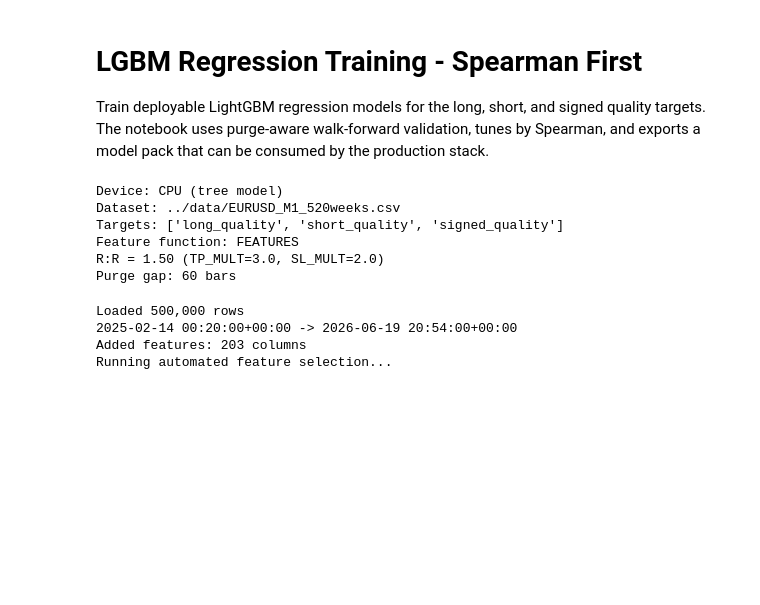
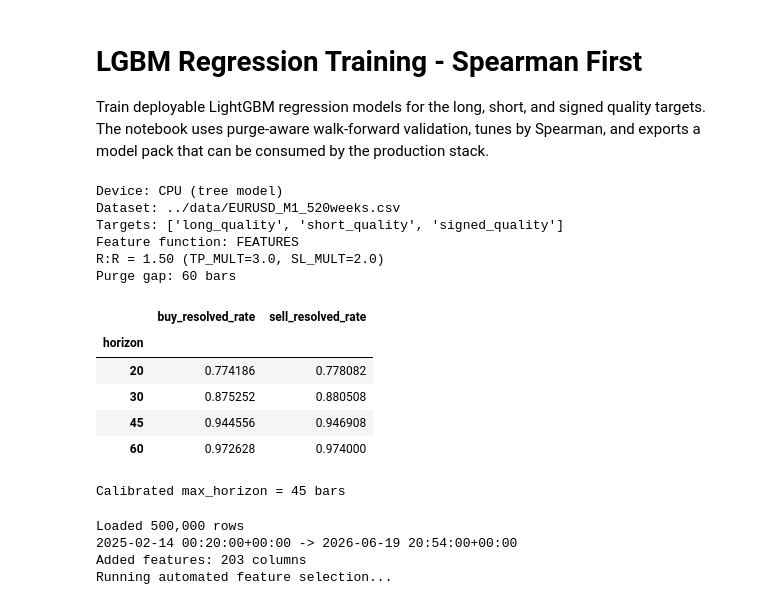
Before and after one commit to StuartJamesH/MQL-RegressionLab, a Jupyter notebook: ModelWorkbench/2.1 Train LGBM Regression Model.ipynb, the cells around one changed output. Drawn from its saved outputs; the diff is of its cells as text; code cells hidden in the pictures; blank space fills up the shorter version.

```diff
--- a/ModelWorkbench/2.1 Train LGBM Regression Model.ipynb
+++ b/ModelWorkbench/2.1 Train LGBM Regression Model.ipynb
@@ -203,7 +60,11 @@ TRADEABILITY_TEST_SIZE = 50_000
 TARGET_COLS = ["long_quality", "short_quality", "signed_quality"]
 CLASSIFICATION_TARGETS = ["buy_win", "sell_win", "signed_win"]
 PRIMARY_TARGET = "signed_quality"
-TIME_PENALTY_LAMBDA = 0.1
+TIME_PENALTY_LAMBDA = 0.1  # NOTE: no longer applied to targets (see two-head label redesign); kept for backward compatibility
+
+# --- Horizon calibration (picks outcome_params['max_horizon']) ---
+MAX_HORIZON_CANDIDATES = [20, 30, 45, 60]
+TARGET_RESOLUTION_RATE = 0.90
 
 # --- Optional model enhancements ---
 TRAIN_CLASSIFIER = True
@@ -272,6 +133,44 @@ Targets: ['long_quality', 'short_quality', 'signed_quality']
 Feature function: FEATURES
 R:R = 1.50 (TP_MULT=3.0, SL_MULT=2.0)
 Purge gap: 60 bars
+# %%
+# Calibrate max_horizon: pick the smallest candidate that reaches TARGET_RESOLUTION_RATE
+# for both buy and sell sides, so the resolved (TP/SL) fraction feeding the magnitude
+# regressor is large and the classifier's "timeout" class doesn't dominate.
+_df_calib = load_ohlcv(DS_NAME, n_rows=N_ROWS)
+horizon_table = resolution_rate_by_horizon(
+    _df_calib,
+    atr_window=outcome_params["atr_window"],
+    tp_mult=outcome_params["tp_mult"],
+    sl_mult=outcome_params["sl_mult"],
+    horizon_candidates=MAX_HORIZON_CANDIDATES,
+)
+display(horizon_table)
+
+_qualifying = horizon_table[
+    (horizon_table["buy_resolved_rate"] >= TARGET_RESOLUTION_RATE)
+    & (horizon_table["sell_resolved_rate"] >= TARGET_RESOLUTION_RATE)
+]
+if len(_qualifying) > 0:
+    chosen_horizon = int(_qualifying.index.min())
+else:
+    chosen_horizon = int(horizon_table.index.max())
+    print(
+        f"WARNING: no candidate horizon reached TARGET_RESOLUTION_RATE={TARGET_RESOLUTION_RATE}; "
+        f"falling back to the largest candidate ({chosen_horizon})."
+    )
+
+outcome_params["max_horizon"] = chosen_horizon
+print(f"Calibrated max_horizon = {chosen_horizon} bars")
+del _df_calib
+# %% [output]
+|  | buy_resolved_rate | sell_resolved_rate |
+| horizon |  |  |
+| 20 | 0.774186 | 0.778082 |
+| 30 | 0.875252 | 0.880508 |
+| 45 | 0.944556 | 0.946908 |
+| 60 | 0.972628 | 0.974000 |
+Calibrated max_horizon = 45 bars
 # %%
 # Load data and compute target variables
 from talib import ATR
```
Also changed, not shown: parts of 3 cells of this notebook.
